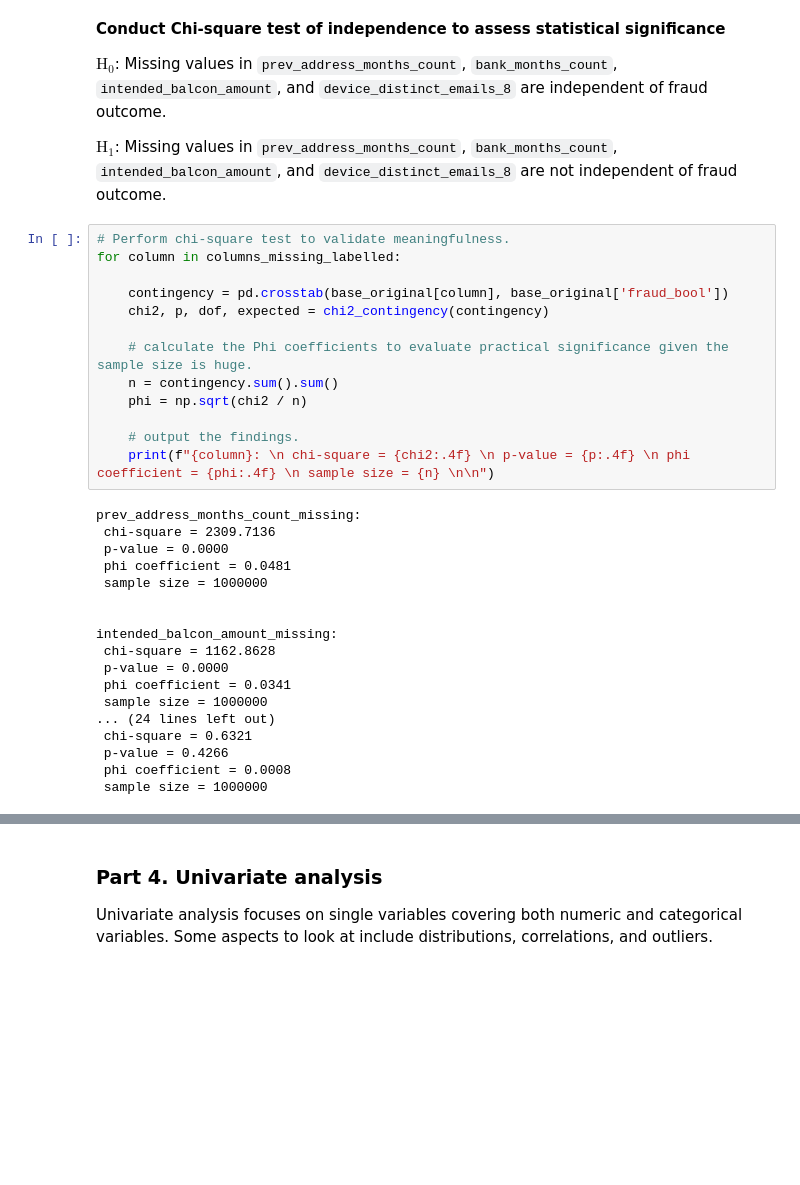
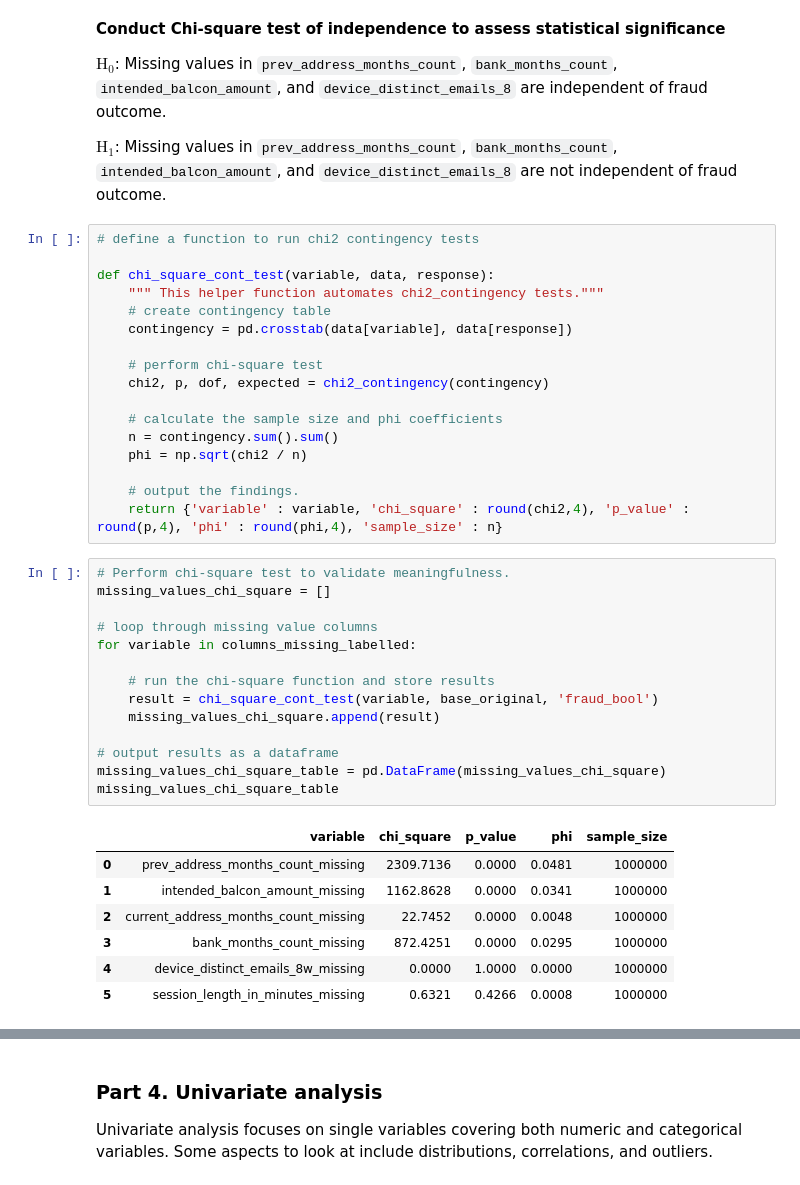
Before and after one commit to mrlizhaozhi/fraud-detection-data-analytics-and-modelling, a Jupyter notebook: BAF-Fraud-Detection-Models.ipynb, the cells around one changed output, grey strips where cells are left out. Saved outputs shown, nothing was run; the diff lists cells and outputs as text; blank space fills up the shorter version.

```diff
--- a/BAF-Fraud-Detection-Models.ipynb
+++ b/BAF-Fraud-Detection-Models.ipynb
@@ -554,34 +557,42 @@ Missing values in `prev_address_months_count`, `bank_months_count`, `intended_ba
 $\text{H}_0$: Missing values in `prev_address_months_count`, `bank_months_count`, `intended_balcon_amount`, and `device_distinct_emails_8` are independent of fraud outcome.
 
 $\text{H}_1$: Missing values in `prev_address_months_count`, `bank_months_count`, `intended_balcon_amount`, and `device_distinct_emails_8` are not independent of fraud outcome.
-# %%
-# Perform chi-square test to validate meaningfulness.
-for column in columns_missing_labelled:
-
-    contingency = pd.crosstab(base_original[column], base_original['fraud_bool'])
-    chi2, p, dof, expected = chi2_contingency(contingency)
-
-    # calculate the Phi coefficients to evaluate practical significance given the sample size is huge.
-    n = contingency.sum().sum()
-    phi = np.sqrt(chi2 / n)
-
-    # output the findings.
-    print(f"{column}: \n chi-square = {chi2:.4f} \n p-value = {p:.4f} \n phi coefficient = {phi:.4f} \n sample size = {n} \n\n")
-# %% [output]
-prev_address_months_count_missing:
- chi-square = 2309.7136
- p-value = 0.0000
- phi coefficient = 0.0481
- sample size = 1000000
-
-
-intended_balcon_amount_missing:
- chi-square = 1162.8628
- p-value = 0.0000
- phi coefficient = 0.0341
- sample size = 1000000
-... (24 lines left out)
- chi-square = 0.6321
- p-value = 0.4266
- phi coefficient = 0.0008
- sample size = 1000000
+# %%
+# define a function to run chi2 contingency tests
+
+def chi_square_cont_test(variable, data, response):
+    """ This helper function automates chi2_contingency tests."""
+    # create contingency table
+    contingency = pd.crosstab(data[variable], data[response])
+
+    # perform chi-square test
+    chi2, p, dof, expected = chi2_contingency(contingency)
+
+    # calculate the sample size and phi coefficients
+    n = contingency.sum().sum()
+    phi = np.sqrt(chi2 / n)
+
+    # output the findings.
+    return {'variable' : variable, 'chi_square' : round(chi2,4), 'p_value' : round(p,4), 'phi' : round(phi,4), 'sample_size' : n}
+# %%
+# Perform chi-square test to validate meaningfulness.
+missing_values_chi_square = []
+
+# loop through missing value columns
+for variable in columns_missing_labelled:
+
+    # run the chi-square function and store results
+    result = chi_square_cont_test(variable, base_original, 'fraud_bool')
+    missing_values_chi_square.append(result)
+
+# output results as a dataframe
+missing_values_chi_square_table = pd.DataFrame(missing_values_chi_square)
+missing_values_chi_square_table
+# %% [output]
+|  | variable | chi_square | p_value | phi | sample_size |
+| 0 | prev_address_months_count_missing | 2309.7136 | 0.0000 | 0.0481 | 1000000 |
+| 1 | intended_balcon_amount_missing | 1162.8628 | 0.0000 | 0.0341 | 1000000 |
+| 2 | current_address_months_count_missing | 22.7452 | 0.0000 | 0.0048 | 1000000 |
+| 3 | bank_months_count_missing | 872.4251 | 0.0000 | 0.0295 | 1000000 |
+| 4 | device_distinct_emails_8w_missing | 0.0000 | 1.0000 | 0.0000 | 1000000 |
+| 5 | session_length_in_minutes_missing | 0.6321 | 0.4266 | 0.0008 | 1000000 |
```
Also changed, not shown: parts of 35 cells of this notebook.
